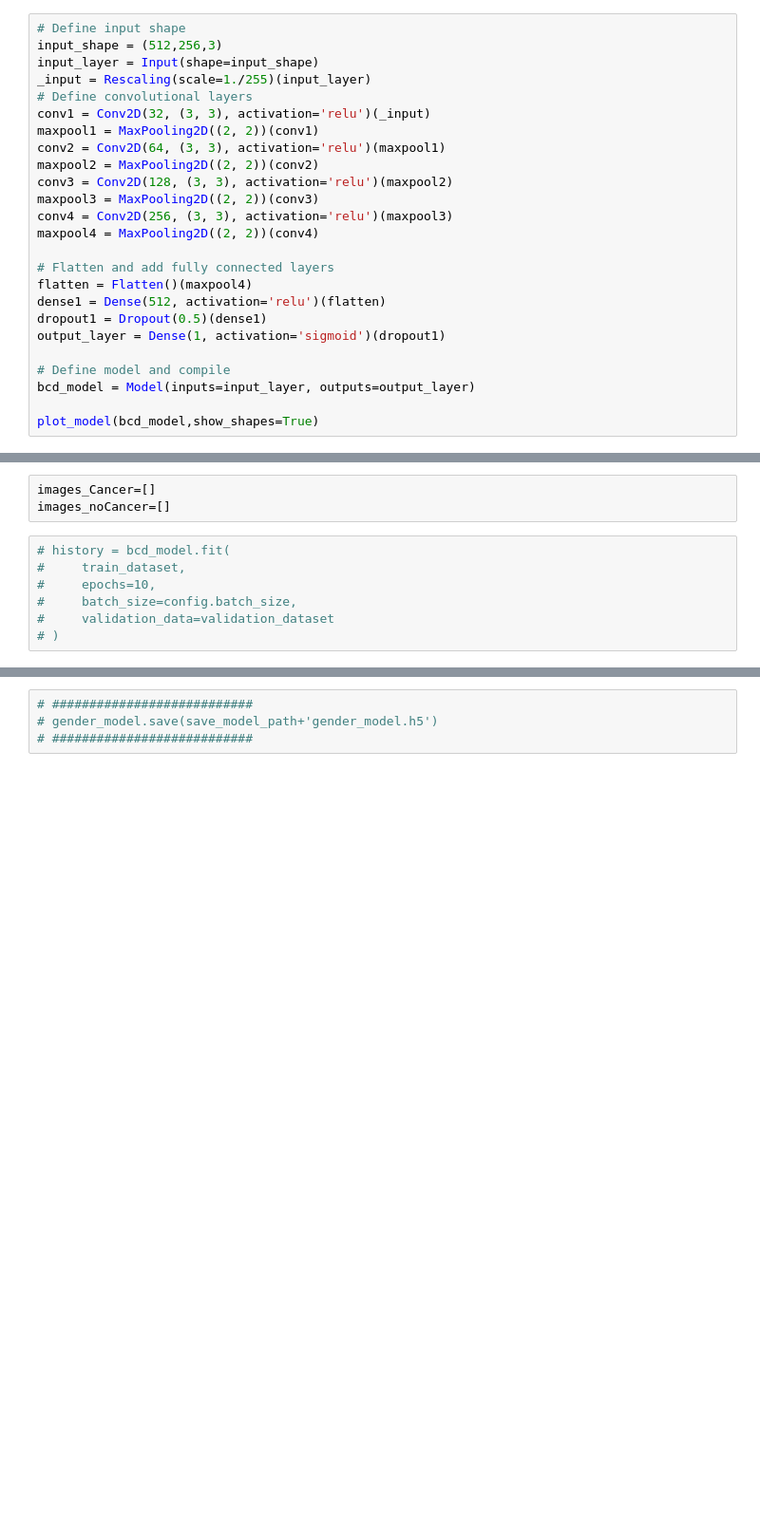
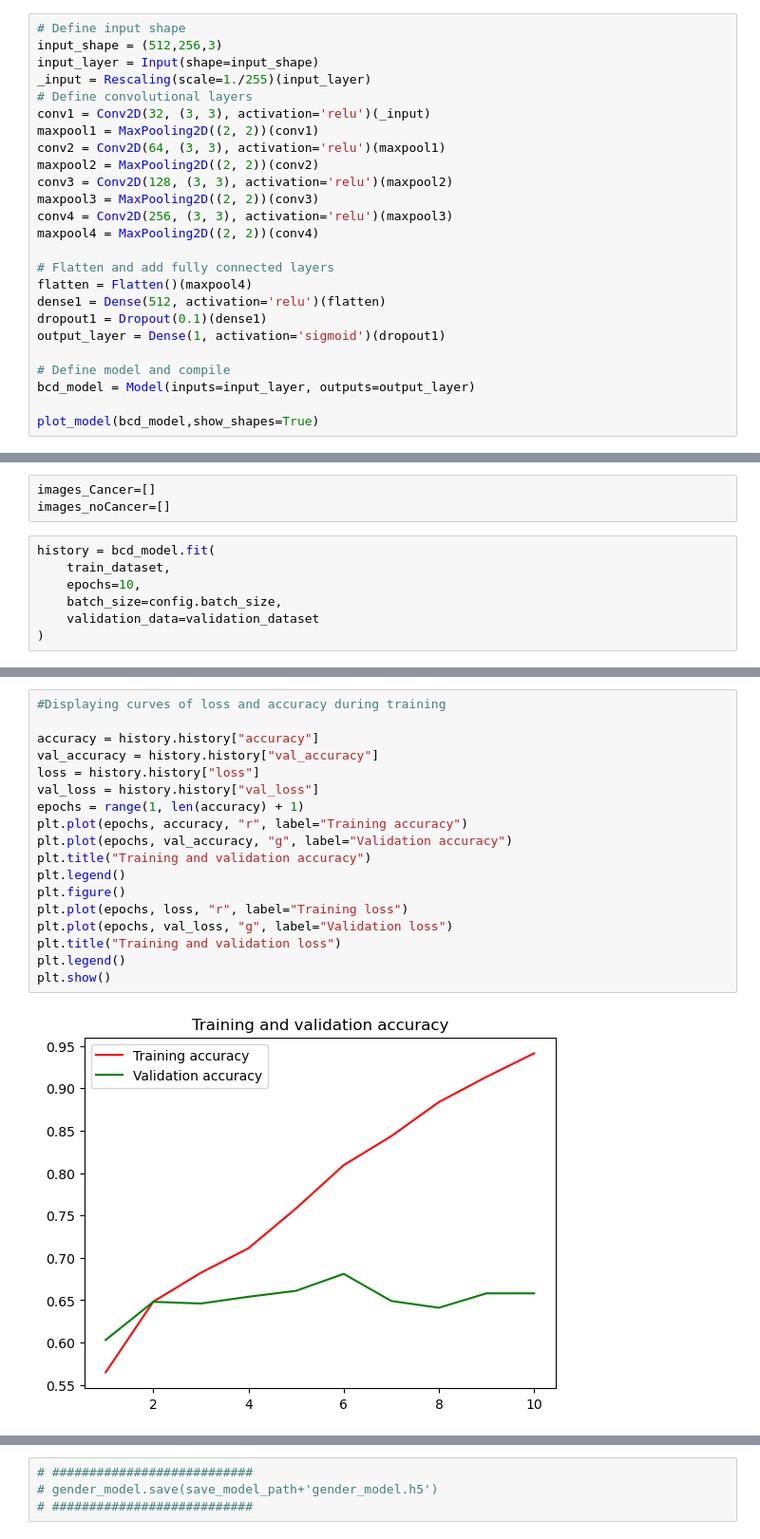
Before and after one commit to Gebreyowhans/Deep_Learning, a Jupyter notebook: rsna-bcd-modeling.ipynb, the cells around one changed output, grey strips where cells are left out. Shown at 95% size. Drawn from its saved outputs; the diff is of its cells as text; blank space fills up the shorter version.

Commit message:
Kaggle Notebook | RSNA_BCD_Modeling | Version 22

```diff
--- a/rsna-bcd-modeling.ipynb
+++ b/rsna-bcd-modeling.ipynb
@@ -674,7 +677,7 @@ maxpool4 = MaxPooling2D((2, 2))(conv4)
 # Flatten and add fully connected layers
 flatten = Flatten()(maxpool4)
 dense1 = Dense(512, activation='relu')(flatten)
-dropout1 = Dropout(0.5)(dense1)
+dropout1 = Dropout(0.1)(dense1)
 output_layer = Dense(1, activation='sigmoid')(dropout1)
 
 # Define model and compile
@@ -691,9 +694,9 @@ bcd_model.compile(optimizer='adam',
 images_Cancer=[]
 images_noCancer=[]
 # %%
-# history = bcd_model.fit(
-#     train_dataset,
-#     epochs=10,
-#     batch_size=config.batch_size,
-#     validation_data=validation_dataset
-# )
+history = bcd_model.fit(
+    train_dataset,
+    epochs=10,
+    batch_size=config.batch_size,
+    validation_data=validation_dataset
+)
@@ -699,0 +724,20 @@ images_noCancer=[]
+# %%
+#Displaying curves of loss and accuracy during training
+
+accuracy = history.history["accuracy"]
+val_accuracy = history.history["val_accuracy"]
+loss = history.history["loss"]
+val_loss = history.history["val_loss"]
+epochs = range(1, len(accuracy) + 1)
+plt.plot(epochs, accuracy, "r", label="Training accuracy")
+plt.plot(epochs, val_accuracy, "g", label="Validation accuracy")
+plt.title("Training and validation accuracy")
+plt.legend()
+plt.figure()
+plt.plot(epochs, loss, "r", label="Training loss")
+plt.plot(epochs, val_loss, "g", label="Validation loss")
+plt.title("Training and validation loss")
+plt.legend()
+plt.show()
+# %% [output]
+[figure, added]
```
Also changed, not shown: parts of 12 cells of this notebook.
